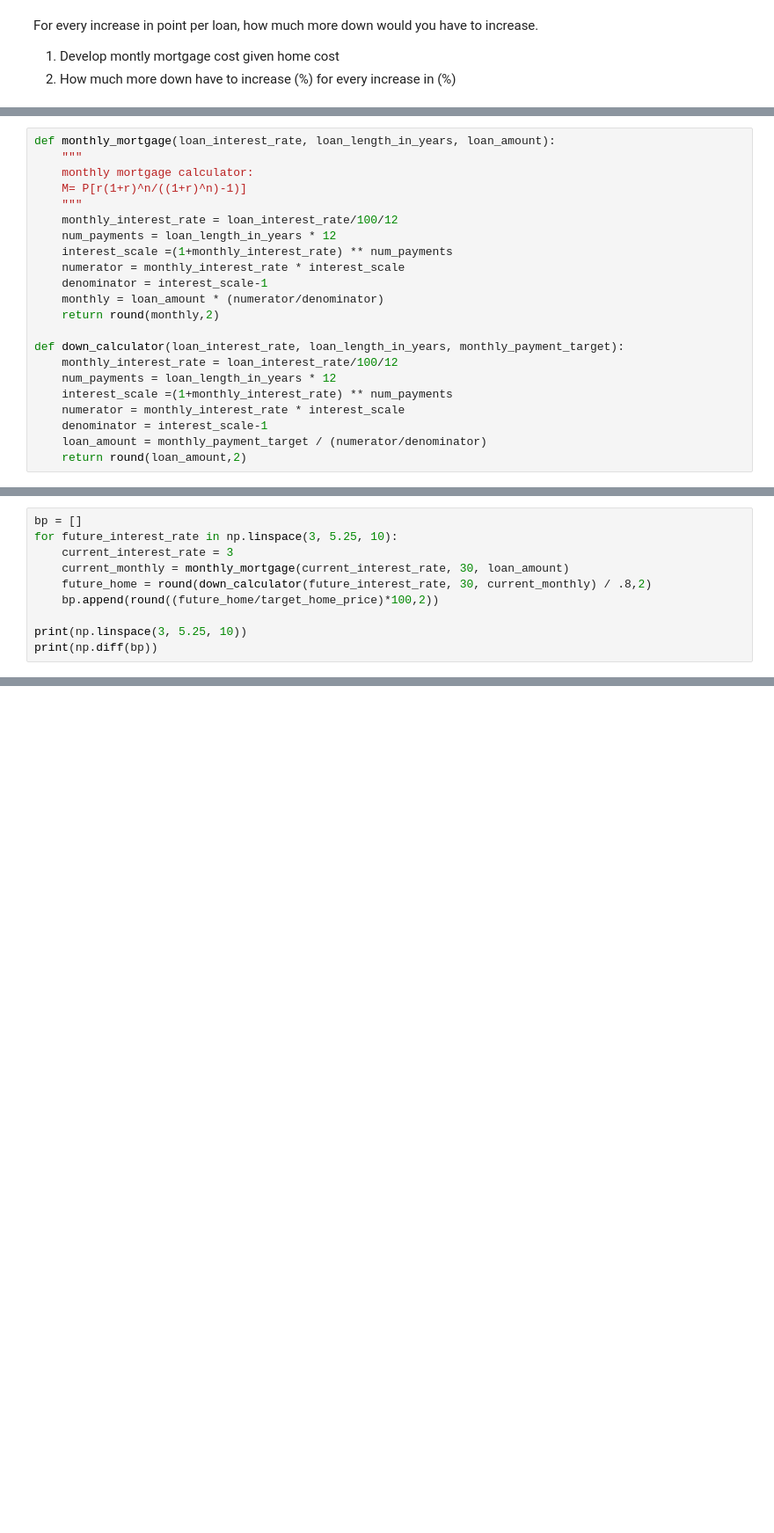
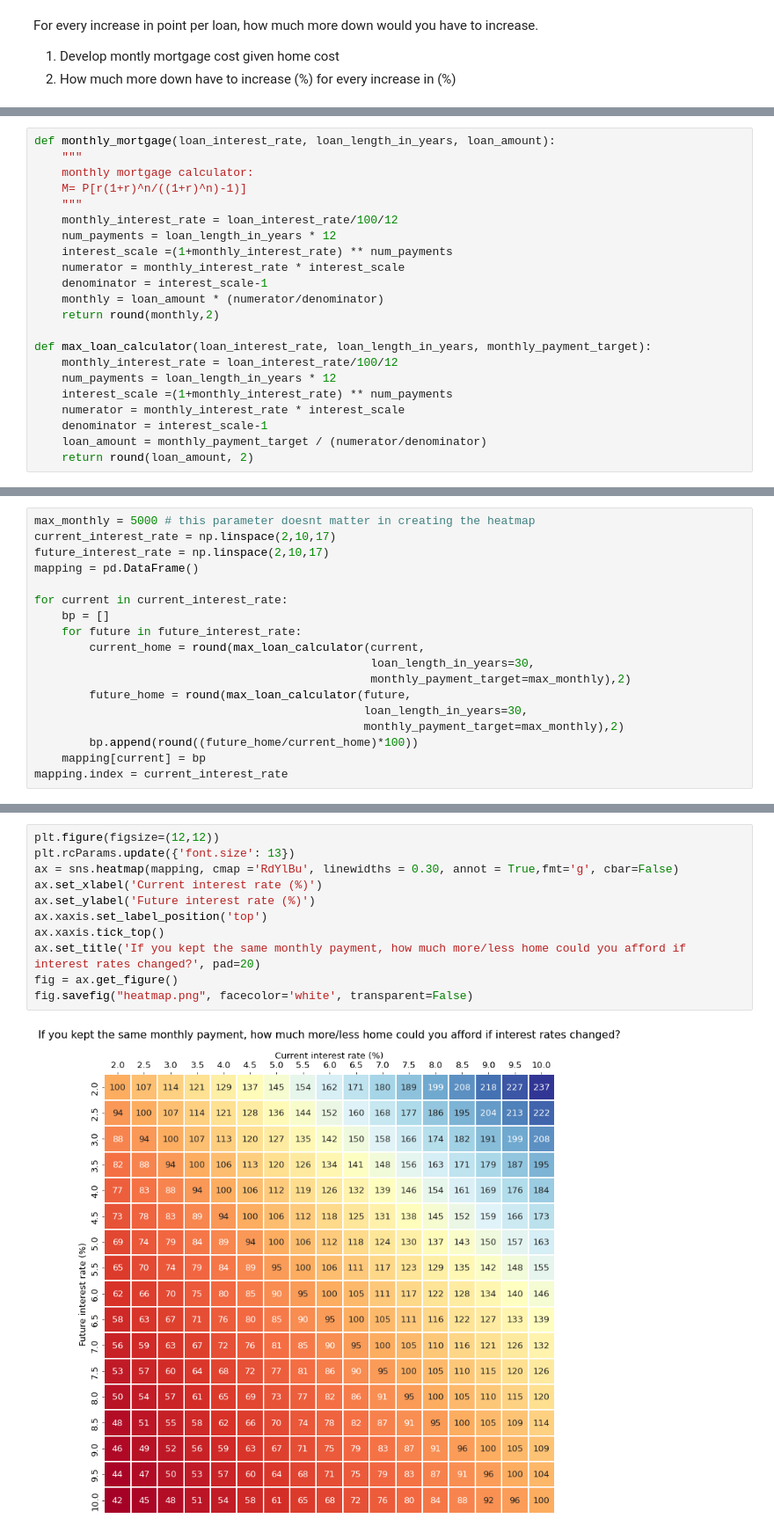
Before and after one commit to jacheung/bookshelf, a Jupyter notebook: real-estate/loan_down_balancer.ipynb, the cells around one changed output, grey strips where cells are left out. Shown at 88% size. Drawn from its saved outputs; the diff is of its cells as text; blank space fills up the shorter version.

```diff
--- a/real-estate/loan_down_balancer.ipynb
+++ b/real-estate/loan_down_balancer.ipynb
@@ -44,11 +46,11 @@ def monthly_mortgage(loan_interest_rate, loan_length_in_years, loan_amount):
     monthly = loan_amount * (numerator/denominator)
     return round(monthly,2)
 
-def down_calculator(loan_interest_rate, loan_length_in_years, monthly_payment_target):
+def max_loan_calculator(loan_interest_rate, loan_length_in_years, monthly_payment_target):
     monthly_interest_rate = loan_interest_rate/100/12
     num_payments = loan_length_in_years * 12
     interest_scale =(1+monthly_interest_rate) ** num_payments
     numerator = monthly_interest_rate * interest_scale
     denominator = interest_scale-1
     loan_amount = monthly_payment_target / (numerator/denominator)
-    return round(loan_amount,2)
+    return round(loan_amount, 2)
@@ -76,10 +63,18 @@ meaning your buying power is  90.12 % of what it is now
 # %%
-bp = []
-for future_interest_rate in np.linspace(3, 5.25, 10):
-    current_interest_rate = 3
-    current_monthly = monthly_mortgage(current_interest_rate, 30, loan_amount)
-    future_home = round(down_calculator(future_interest_rate, 30, current_monthly) / .8,2)
-    bp.append(round((future_home/target_home_price)*100,2))
+max_monthly = 5000 # this parameter doesnt matter in creating the heatmap
+current_interest_rate = np.linspace(2,10,17)
+future_interest_rate = np.linspace(2,10,17)
+mapping = pd.DataFrame()
 
-print(np.linspace(3, 5.25, 10))
-print(np.diff(bp))
+for current in current_interest_rate:
+    bp = []
+    for future in future_interest_rate:
+        current_home = round(max_loan_calculator(current,
+                                                 loan_length_in_years=30,
+                                                 monthly_payment_target=max_monthly),2)
+        future_home = round(max_loan_calculator(future,
+                                                loan_length_in_years=30,
+                                                monthly_payment_target=max_monthly),2)
+        bp.append(round((future_home/current_home)*100))
+    mapping[current] = bp
+mapping.index = current_interest_rate
@@ -98,0 +83,13 @@ meaning that if you could buy a 1M house and interest rate went up, the max hous
+# %%
+plt.figure(figsize=(12,12))
+plt.rcParams.update({'font.size': 13})
+ax = sns.heatmap(mapping, cmap ='RdYlBu', linewidths = 0.30, annot = True,fmt='g', cbar=False)
+ax.set_xlabel('Current interest rate (%)')
+ax.set_ylabel('Future interest rate (%)')
+ax.xaxis.set_label_position('top')
+ax.xaxis.tick_top()
+ax.set_title('If you kept the same monthly payment, how much more/less home could you afford if interest rates changed?', pad=20)
+fig = ax.get_figure()
+fig.savefig("heatmap.png", facecolor='white', transparent=False)
+# %% [output]
+[figure, added]
```
Also changed, not shown: parts of 6 cells of this notebook, 15 other files.
